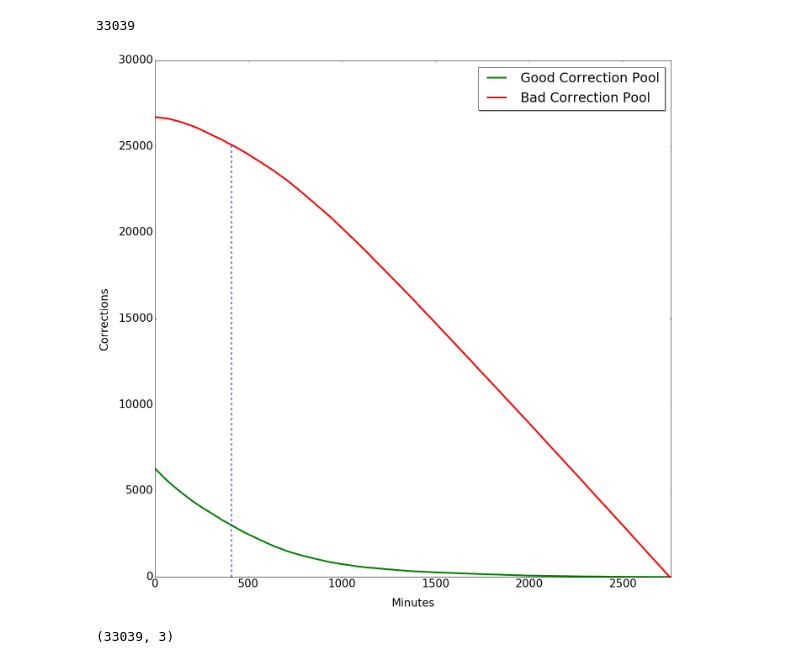
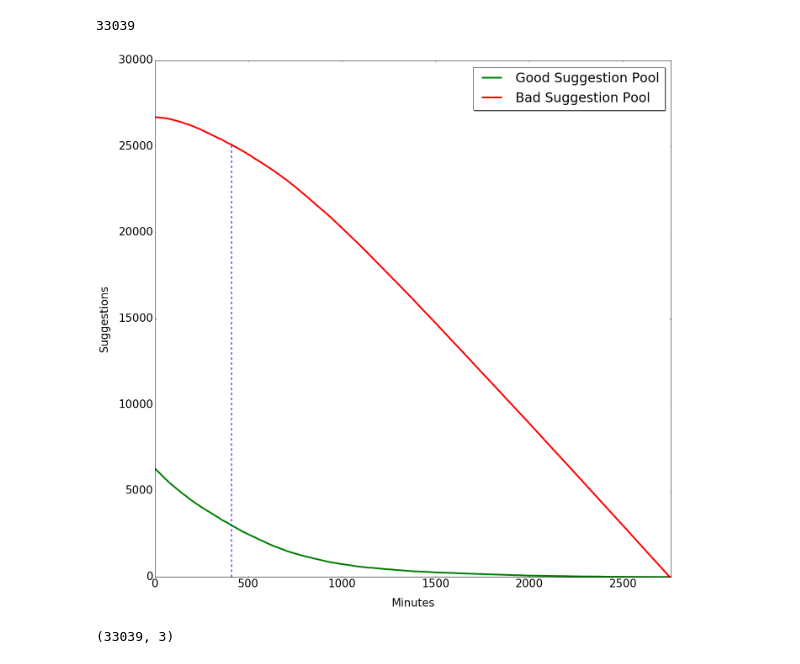
Before and after one commit to VCG/em-quality-metric, a Jupyter notebook: Reignite/Cylinder_SIMULATED_USER_TESTS_FULL.ipynb, the cells around one changed output. Cells and saved outputs as stored; diff of their text form; code cells hidden in the pictures.

```diff
--- a/Reignite/Cylinder_SIMULATED_USER_TESTS_FULL.ipynb
+++ b/Reignite/Cylinder_SIMULATED_USER_TESTS_FULL.ipynb
@@ -256,37 +256,37 @@ for i,f in enumerate(fixes):
 # %%
 fig, ax = plt.subplots(figsize=(22,22))
 
 x_marks = range(len(good_counts_left_per_minute))
 
 # popt, _ = curve_fit(green_func, x_marks, median_vis_per_min)
 
 # xx = np.linspace(0,len(median_vis_per_min),100)
 # mediany = green_func(xx, *popt)
 
-ax.plot(x_marks, good_counts_left_per_minute, 'g', linewidth=4, label='Good Correction Pool')
-ax.plot(x_marks, bad_counts_left_per_minute, 'r', linewidth=4, label='Bad Correction Pool')
+ax.plot(x_marks, good_counts_left_per_minute, 'g', linewidth=4, label='Good Suggestion Pool')
+ax.plot(x_marks, bad_counts_left_per_minute, 'r', linewidth=4, label='Bad Suggestion Pool')
 
 
 # ax.plot(xx, mediany, linewidth=4, label='Simulated User')
 ax.axvline(x=409, ymin=0, ymax=.84, color='b', linestyle='dashed', linewidth=2)
 
-plt.ylabel('Corrections', labelpad=20)
+plt.ylabel('Suggestions', labelpad=20)
 
 plt.xlabel('Minutes', labelpad=20)
 plt.xlim([0,len(median_vis_per_min)])
 # plt.ylim([0.4,0.5])
 
 
 legend = ax.legend(loc='upper right', shadow=True)
 
 font = {'family' : 'normal',
         'size'   : 26}
 
 plt.rc('font', **font)
-
+plt.savefig('/home/d/Projects/em-quality-metric/Paper/gfx/suggestion_pool.pdf')
 plt.show()
 # %% [output]
-[figure, old version]
+[figure, new version]
 # %%
 m = np.zeros((len(fixes),3), dtype=np.uint8)
 for i,f in enumerate(fixes):
```
Also changed, not shown: parts of 1 cell of this notebook, 1 other file.
